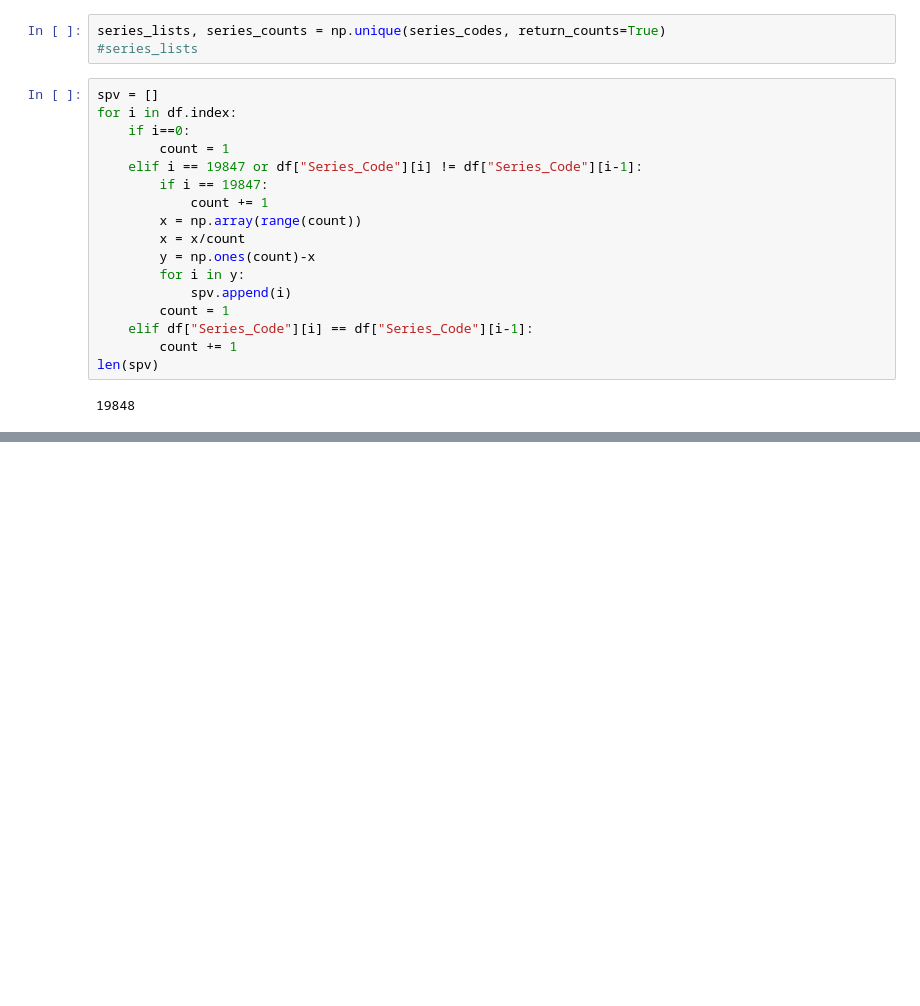
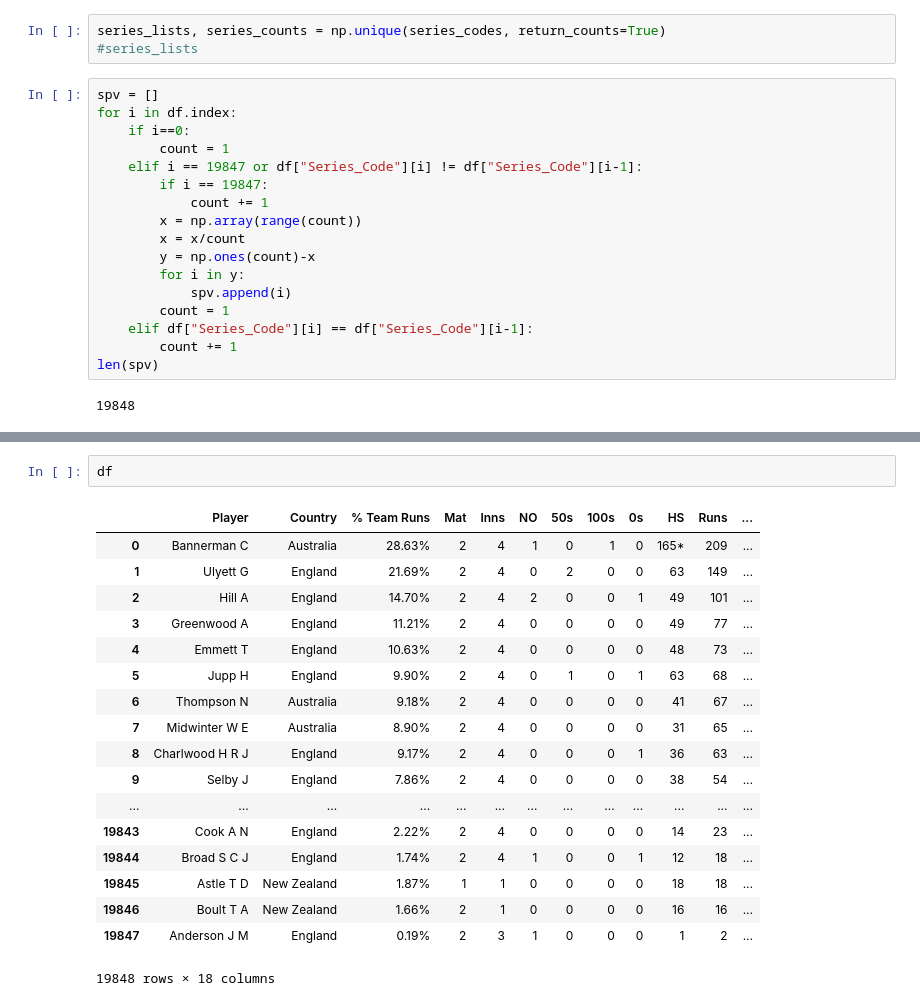
Before and after one commit to srinivas-bontula/Inside-Out, a Jupyter notebook: Batsman.ipynb, the cells around one changed output, grey strips where cells are left out. Drawn from its saved outputs; the diff is of its cells as text; blank space fills up the shorter version.

```diff
--- a/Batsman.ipynb
+++ b/Batsman.ipynb
@@ -657,0 +686,21 @@ Martin C S : 0.31612809191322977
+# %%
+df
+# %% [output]
+|  | Player | Country | % Team Runs | Mat | Inns | NO | 50s | 100s | 0s | HS | Runs | ... |
+| 0 | Bannerman C | Australia | 28.63% | 2 | 4 | 1 | 0 | 1 | 0 | 165* | 209 | ... |
+| 1 | Ulyett G | England | 21.69% | 2 | 4 | 0 | 2 | 0 | 0 | 63 | 149 | ... |
+| 2 | Hill A | England | 14.70% | 2 | 4 | 2 | 0 | 0 | 1 | 49 | 101 | ... |
+| 3 | Greenwood A | England | 11.21% | 2 | 4 | 0 | 0 | 0 | 0 | 49 | 77 | ... |
+| 4 | Emmett T | England | 10.63% | 2 | 4 | 0 | 0 | 0 | 0 | 48 | 73 | ... |
+| 5 | Jupp H | England | 9.90% | 2 | 4 | 0 | 1 | 0 | 1 | 63 | 68 | ... |
+| 6 | Thompson N | Australia | 9.18% | 2 | 4 | 0 | 0 | 0 | 0 | 41 | 67 | ... |
+| 7 | Midwinter W E | Australia | 8.90% | 2 | 4 | 0 | 0 | 0 | 0 | 31 | 65 | ... |
+| 8 | Charlwood H R J | England | 9.17% | 2 | 4 | 0 | 0 | 0 | 1 | 36 | 63 | ... |
+| 9 | Selby J | England | 7.86% | 2 | 4 | 0 | 0 | 0 | 0 | 38 | 54 | ... |
+| ... | ... | ... | ... | ... | ... | ... | ... | ... | ... | ... | ... | ... |
+| 19843 | Cook A N | England | 2.22% | 2 | 4 | 0 | 0 | 0 | 0 | 14 | 23 | ... |
+| 19844 | Broad S C J | England | 1.74% | 2 | 4 | 1 | 0 | 0 | 1 | 12 | 18 | ... |
+| 19845 | Astle T D | New Zealand | 1.87% | 1 | 1 | 0 | 0 | 0 | 0 | 18 | 18 | ... |
+| 19846 | Boult T A | New Zealand | 1.66% | 2 | 1 | 0 | 0 | 0 | 0 | 16 | 16 | ... |
+| 19847 | Anderson J M | England | 0.19% | 2 | 3 | 1 | 0 | 0 | 0 | 1 | 2 | ... |
+19848 rows × 18 columns
```
Also changed, not shown: parts of 13 cells of this notebook, 8 other files.
